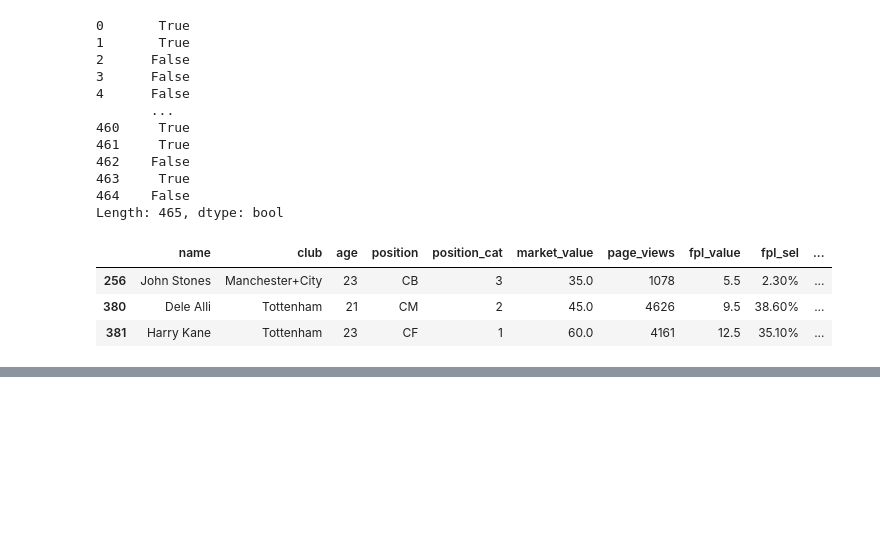
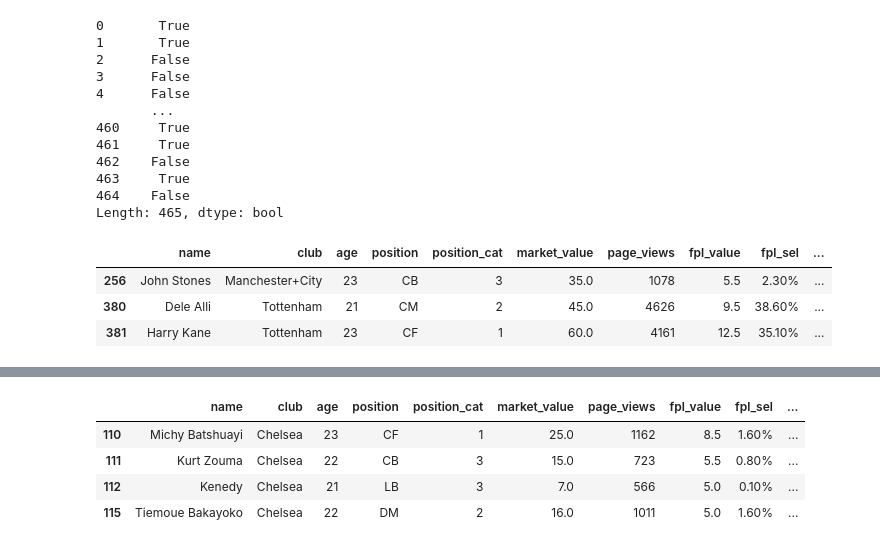
Before and after one commit to momchilantonov/ultimate_pandas_bootcamp, a Jupyter notebook: lectures/DataFrames in Depth.ipynb, the cells around one changed output, grey strips where cells are left out. Saved outputs shown, nothing was run; the diff lists cells and outputs as text; code cells hidden in the pictures; blank space fills up the shorter version.

```diff
--- a/lectures/DataFrames in Depth.ipynb
+++ b/lectures/DataFrames in Depth.ipynb
@@ -667,0 +672,2 @@ searched_palers
+# %%
+chelsea_players_under_23 = (players_data.club == 'Chelsea') & (players_data.age.le(23))
@@ -667,0 +689,8 @@ searched_palers
+# %%
+players_data[chelsea_players_under_23]
+# %% [output]
+|  | name | club | age | position | position_cat | market_value | page_views | fpl_value | fpl_sel | ... |
+| 110 | Michy Batshuayi | Chelsea | 23 | CF | 1 | 25.0 | 1162 | 8.5 | 1.60% | ... |
+| 111 | Kurt Zouma | Chelsea | 22 | CB | 3 | 15.0 | 723 | 5.5 | 0.80% | ... |
+| 112 | Kenedy | Chelsea | 21 | LB | 3 | 7.0 | 566 | 5.0 | 0.10% | ... |
+| 115 | Tiemoue Bakayoko | Chelsea | 22 | DM | 2 | 16.0 | 1011 | 5.0 | 1.60% | ... |
```
Also changed, not shown: parts of 7 cells of this notebook.
